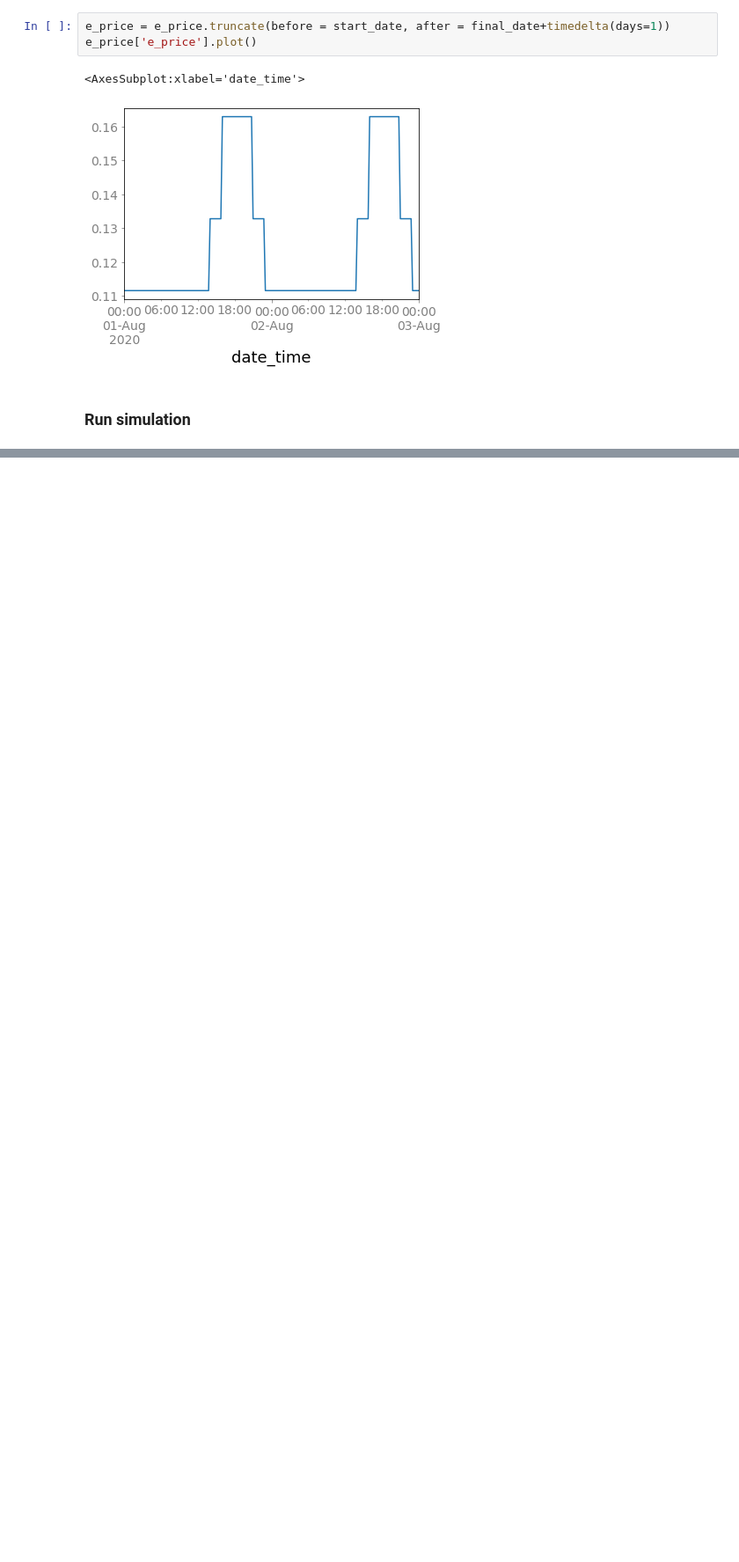
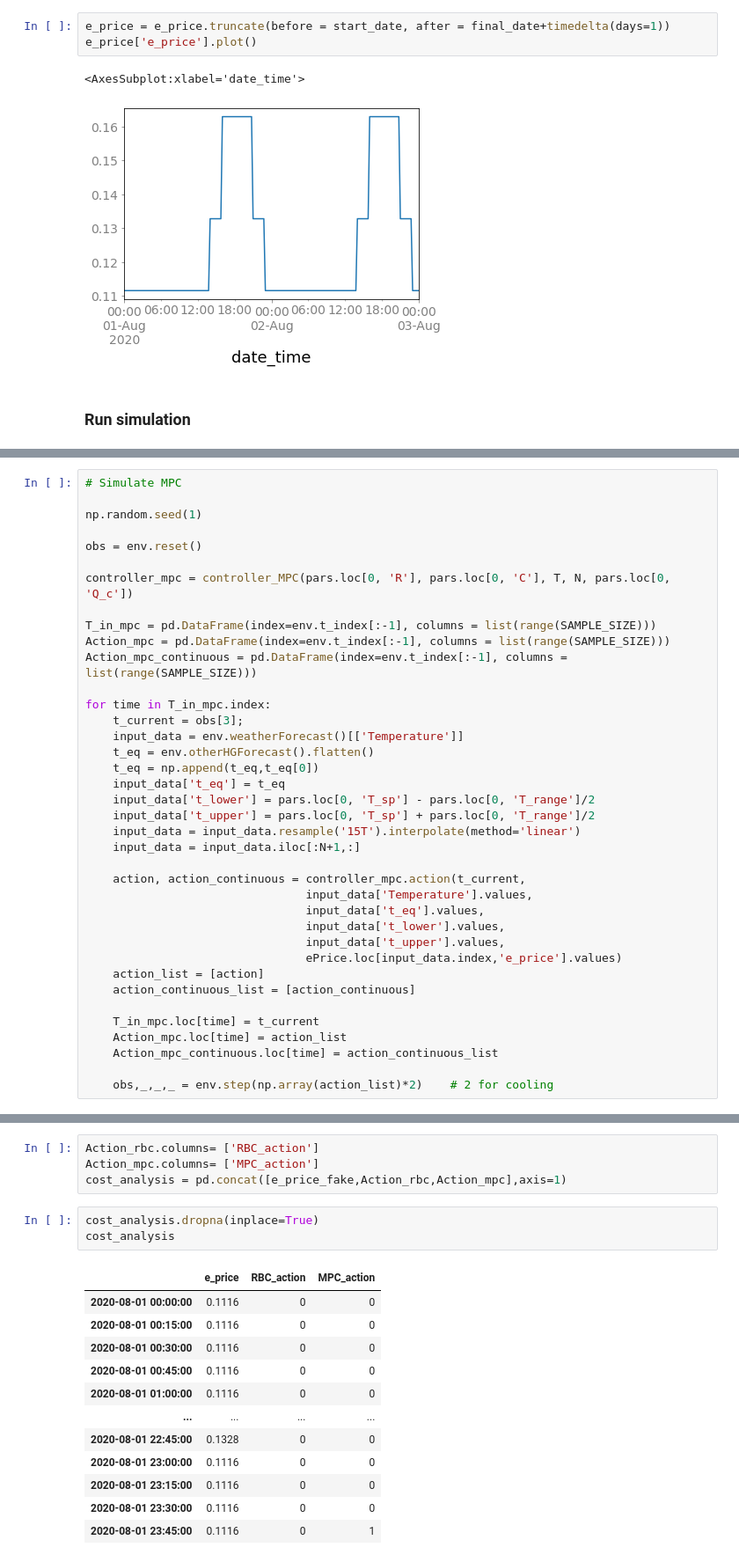
Before and after one commit to LBNL-ETA/AlphaBuilding-ResCommunity, a Jupyter notebook: bin/Section4.2 Single TCL MPC.ipynb, the cells around one changed output, grey strips where cells are left out. Shown at 88% size. Saved outputs shown, nothing was run; the diff lists cells and outputs as text; blank space fills up the shorter version.

```diff
--- a/bin/Section4.2 Single TCL MPC.ipynb
+++ b/bin/Section4.2 Single TCL MPC.ipynb
@@ -334,0 +194,38 @@ Total Uncomfortable Degree Hours (K*h)
+# %%
+# Simulate MPC
+
+np.random.seed(1)
+
+obs = env.reset()
+
+controller_mpc = controller_MPC(pars.loc[0, 'R'], pars.loc[0, 'C'], T, N, pars.loc[0, 'Q_c'])
+
+T_in_mpc = pd.DataFrame(index=env.t_index[:-1], columns = list(range(SAMPLE_SIZE)))
+Action_mpc = pd.DataFrame(index=env.t_index[:-1], columns = list(range(SAMPLE_SIZE)))
+Action_mpc_continuous = pd.DataFrame(index=env.t_index[:-1], columns = list(range(SAMPLE_SIZE)))
+
+for time in T_in_mpc.index:
+    t_current = obs[3];
+    input_data = env.weatherForecast()[['Temperature']]
+    t_eq = env.otherHGForecast().flatten()
+    t_eq = np.append(t_eq,t_eq[0])
+    input_data['t_eq'] = t_eq
+    input_data['t_lower'] = pars.loc[0, 'T_sp'] - pars.loc[0, 'T_range']/2
+    input_data['t_upper'] = pars.loc[0, 'T_sp'] + pars.loc[0, 'T_range']/2
+    input_data = input_data.resample('15T').interpolate(method='linear')
+    input_data = input_data.iloc[:N+1,:]
+
+    action, action_continuous = controller_mpc.action(t_current,
+                                input_data['Temperature'].values,
+                                input_data['t_eq'].values,
+                                input_data['t_lower'].values,
+                                input_data['t_upper'].values,
+                                ePrice.loc[input_data.index,'e_price'].values)
+    action_list = [action]
+    action_continuous_list = [action_continuous]
+
+    T_in_mpc.loc[time] = t_current
+    Action_mpc.loc[time] = action_list
+    Action_mpc_continuous.loc[time] = action_continuous_list
+
+    obs,_,_,_ = env.step(np.array(action_list)*2)    # 2 for cooling
@@ -334,0 +292,20 @@ Total Uncomfortable Degree Hours (K*h)
+# %%
+Action_rbc.columns= ['RBC_action']
+Action_mpc.columns= ['MPC_action']
+cost_analysis = pd.concat([e_price_fake,Action_rbc,Action_mpc],axis=1)
+# %%
+cost_analysis.dropna(inplace=True)
+cost_analysis
+# %% [output]
+|  | e_price | RBC_action | MPC_action |
+| 2020-08-01 00:00:00 | 0.1116 | 0 | 0 |
+| 2020-08-01 00:15:00 | 0.1116 | 0 | 0 |
+| 2020-08-01 00:30:00 | 0.1116 | 0 | 0 |
+| 2020-08-01 00:45:00 | 0.1116 | 0 | 0 |
+| 2020-08-01 01:00:00 | 0.1116 | 0 | 0 |
+| ... | ... | ... | ... |
+| 2020-08-01 22:45:00 | 0.1328 | 0 | 0 |
+| 2020-08-01 23:00:00 | 0.1116 | 0 | 0 |
+| 2020-08-01 23:15:00 | 0.1116 | 0 | 0 |
+| 2020-08-01 23:30:00 | 0.1116 | 0 | 0 |
+| 2020-08-01 23:45:00 | 0.1116 | 0 | 1 |
```
Also changed, not shown: parts of 20 cells of this notebook, 4 other files.
